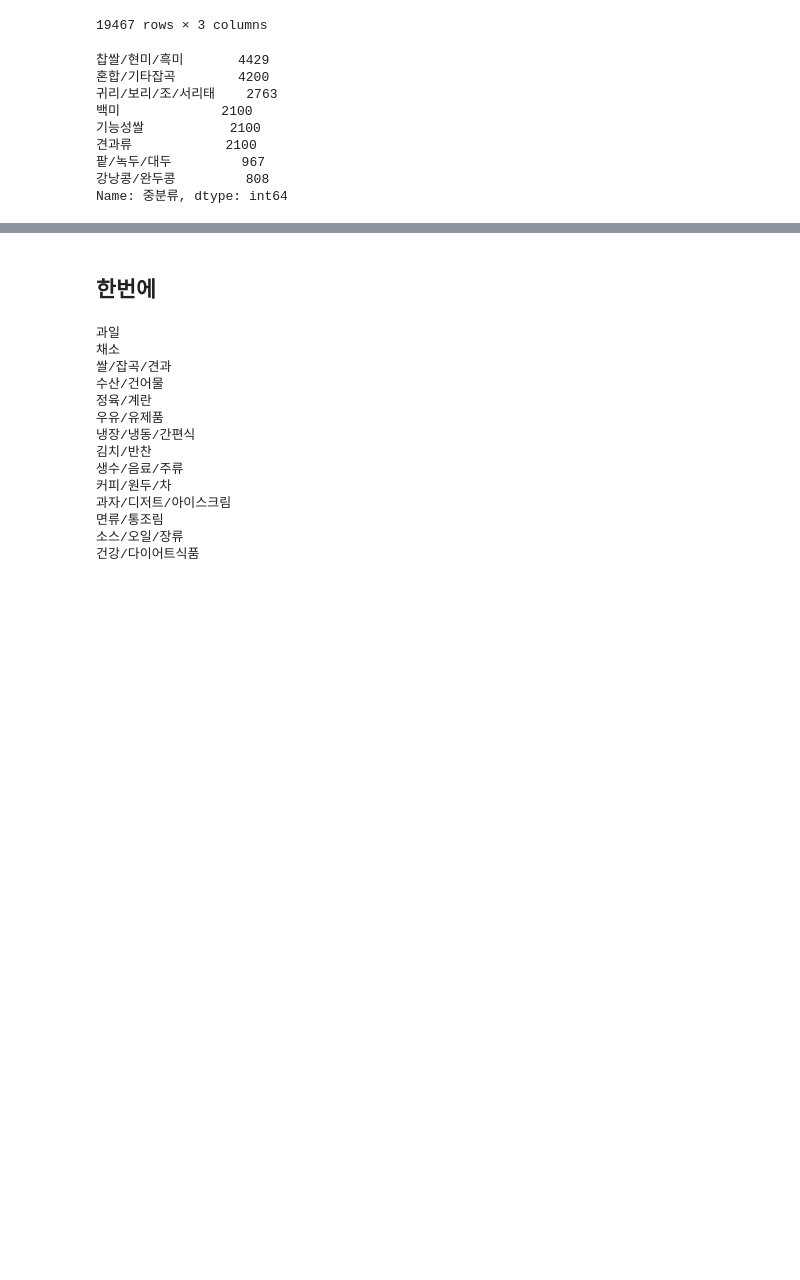
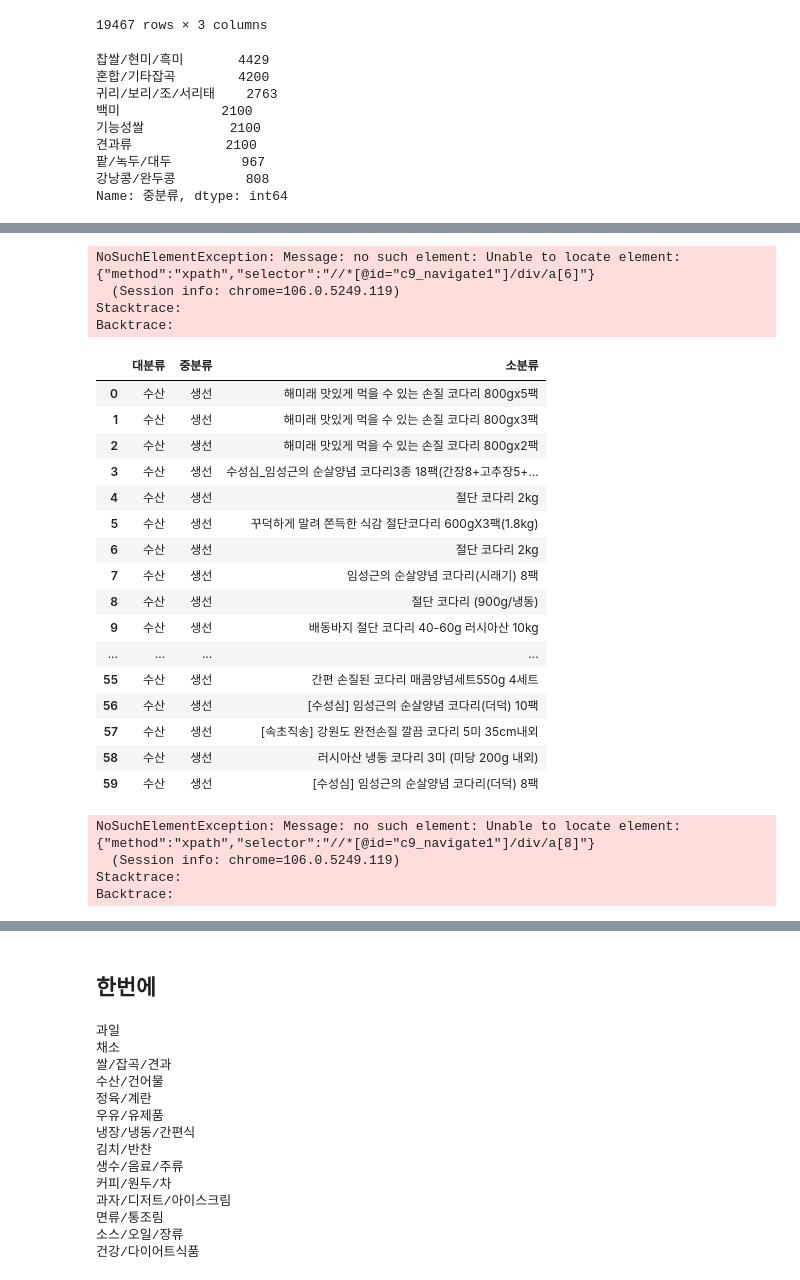
Before and after one commit to shinjangwoon/Store_Analysis, a Jupyter notebook: crawling/crawling.ipynb, the cells around one changed output, grey strips where cells are left out. Drawn from its saved outputs; the diff is of its cells as text; code cells hidden in the pictures; blank space fills up the shorter version.

```diff
--- a/crawling/crawling.ipynb
+++ b/crawling/crawling.ipynb
@@ -2335,0 +2908,67 @@ Name: 중분류, dtype: int64
+# %%
+# 코다리
+코다리 = []
+driver.get('https://www.lotteon.com/search/render/render.ecn?render=nqapi&platform=pc&collection_id=9&login=Y&u9=navigate&u8=FC01070513&mallId=1')
+for f in range(1,36):
+    if f == 1:
+        name = driver.find_elements_by_class_name('srchProductUnitTitle')
+        time.sleep(2)
+        for named in range(0,len(name)):
+            코다리.append(name[named].text)
+        driver.find_element_by_xpath('//*[@id="c9_navigate1"]/div/a[6]').click()
+    else:
+        time.sleep(2)
+        name = driver.find_elements_by_class_name('srchProductUnitTitle')
+        for named in range(0,len(name)):
+            코다리.append(name[named].text)
+        driver.find_element_by_xpath('//*[@id="c9_navigate1"]/div/a[7]').click()
+# %% [output]
+NoSuchElementException: Message: no such element: Unable to locate element: {"method":"xpath","selector":"//*[@id="c9_navigate1"]/div/a[6]"}
+  (Session info: chrome=106.0.5249.119)
+Stacktrace:
+Backtrace:
+# %%
+코다리_df = pd.DataFrame(data=코다리, columns=['소분류'])
+코다리_df[['중분류', '대분류']] = ['생선', '수산']
+코다리_df = 코다리_df[['대분류','중분류', '소분류']]
+코다리_df
+# %% [output]
+|  | 대분류 | 중분류 | 소분류 |
+| 0 | 수산 | 생선 | 해미래 맛있게 먹을 수 있는 손질 코다리 800gx5팩 |
+| 1 | 수산 | 생선 | 해미래 맛있게 먹을 수 있는 손질 코다리 800gx3팩 |
+| 2 | 수산 | 생선 | 해미래 맛있게 먹을 수 있는 손질 코다리 800gx2팩 |
+| 3 | 수산 | 생선 | 수성심_임성근의 순살양념 코다리3종 18팩(간장8+고추장5+... |
+| 4 | 수산 | 생선 | 절단 코다리 2kg |
+| 5 | 수산 | 생선 | 꾸덕하게 말려 쫀득한 식감 절단코다리 600gX3팩(1.8kg) |
+| 6 | 수산 | 생선 | 절단 코다리 2kg |
+| 7 | 수산 | 생선 | 임성근의 순살양념 코다리(시래기) 8팩 |
+| 8 | 수산 | 생선 | 절단 코다리 (900g/냉동) |
+| 9 | 수산 | 생선 | 배동바지 절단 코다리 40-60g 러시아산 10kg |
+| ... | ... | ... | ... |
+| 55 | 수산 | 생선 | 간편 손질된 코다리 매콤양념세트550g 4세트 |
+| 56 | 수산 | 생선 | [수성심] 임성근의 순살양념 코다리(더덕) 10팩 |
+| 57 | 수산 | 생선 | [속초직송] 강원도 완전손질 깔끔 코다리 5미 35cm내외 |
+| 58 | 수산 | 생선 | 러시아산 냉동 코다리 3미 (미당 200g 내외) |
+| 59 | 수산 | 생선 | [수성심] 임성근의 순살양념 코다리(더덕) 8팩 |
+# %%
+# 반조리생선
+반조리생선 = []
+driver.get('https://www.lotteon.com/search/render/render.ecn?render=nqapi&platform=pc&collection_id=9&login=Y&u9=navigate&u8=FC01070506&mallId=1')
+for f in range(1,36):
+    if f == 1:
+        name = driver.find_elements_by_class_name('srchProductUnitTitle')
+        time.sleep(2)
+        for named in range(0,len(name)):
+            반조리생선.append(name[named].text)
+        driver.find_element_by_xpath('//*[@id="c9_navigate1"]/div/a[7]').click()
+    else:
+        time.sleep(2)
+        name = driver.find_elements_by_class_name('srchProductUnitTitle')
+        for named in range(0,len(name)):
+            반조리생선.append(name[named].text)
+        driver.find_element_by_xpath('//*[@id="c9_navigate1"]/div/a[8]').click()
+# %% [output]
+NoSuchElementException: Message: no such element: Unable to locate element: {"method":"xpath","selector":"//*[@id="c9_navigate1"]/div/a[8]"}
+  (Session info: chrome=106.0.5249.119)
+Stacktrace:
+Backtrace:
```
Also changed, not shown: parts of 101 cells of this notebook, 1 other file.
